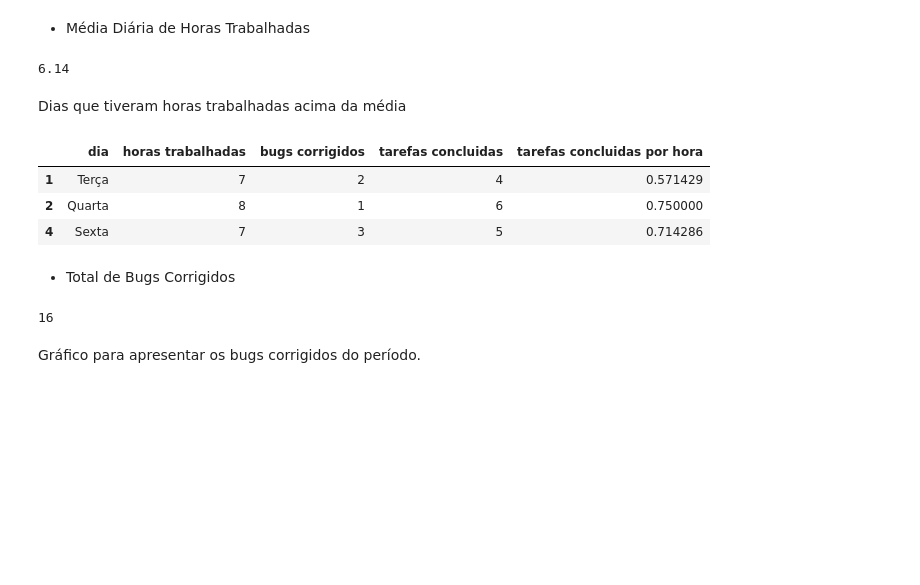
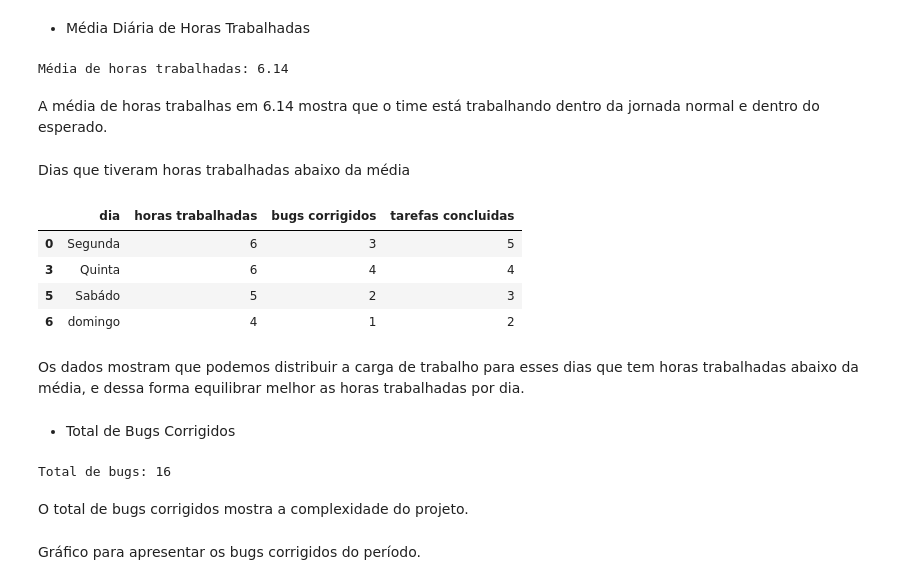
Before and after one commit to denysonbrito/projeto_individual_modulo4, a Jupyter notebook: Arquivo/Atividade_individual_modulo4.ipynb, the cells around one changed output. Drawn from its saved outputs; the diff is of its cells as text; code cells hidden in the pictures; blank space fills up the shorter version.

Commit message:
Análise exploratória do projeto
Insights

```diff
--- a/Arquivo/Atividade_individual_modulo4.ipynb
+++ b/Arquivo/Atividade_individual_modulo4.ipynb
@@ -67,25 +142,32 @@ df_relatorio.plot(y='horas trabalhadas',x = 'dia', kind='bar')
 - Média Diária de Horas Trabalhadas
 # %%
 media_hr_trabalhadas = df_relatorio['horas trabalhadas'].mean().round(2)
-media_hr_trabalhadas
+print(f'Média de horas trabalhadas: {media_hr_trabalhadas}')
 # %% [output]
-6.14
+Média de horas trabalhadas: 6.14
+# %% [markdown]
+A média de horas trabalhas em 6.14 mostra que o time está trabalhando dentro da jornada normal e dentro do esperado.
 # %% [markdown]
-Dias que tiveram horas trabalhadas acima da média
+Dias que tiveram horas trabalhadas abaixo da média
 # %%
-df_relatorio.loc[df_relatorio['horas trabalhadas'] > media_hr_trabalhadas]
+df_relatorio.loc[df_relatorio['horas trabalhadas'] < media_hr_trabalhadas]
 # %% [output]
-|  | dia | horas trabalhadas | bugs corrigidos | tarefas concluidas | tarefas concluidas por hora |
-| 1 | Terça | 7 | 2 | 4 | 0.571429 |
-| 2 | Quarta | 8 | 1 | 6 | 0.750000 |
-| 4 | Sexta | 7 | 3 | 5 | 0.714286 |
+|  | dia | horas trabalhadas | bugs corrigidos | tarefas concluidas |
+| 0 | Segunda | 6 | 3 | 5 |
+| 3 | Quinta | 6 | 4 | 4 |
+| 5 | Sabádo | 5 | 2 | 3 |
+| 6 | domingo | 4 | 1 | 2 |
+# %% [markdown]
+Os dados mostram que podemos distribuir a carga de trabalho para esses dias que tem horas trabalhadas abaixo da média, e dessa forma equilibrar melhor as horas trabalhadas por dia.
 # %% [markdown]
 - Total de Bugs Corrigidos
 # %%
 total_bugs = df_relatorio['bugs corrigidos'].sum()
-total_bugs
+print(f'Total de bugs: {total_bugs}')
 # %% [output]
-16
+Total de bugs: 16
+# %% [markdown]
+O total de bugs corrigidos mostra a complexidade do projeto.
 # %% [markdown]
 Gráfico para apresentar os bugs corrigidos do período.
 # %%
```
Also changed, not shown: parts of 42 cells of this notebook.
